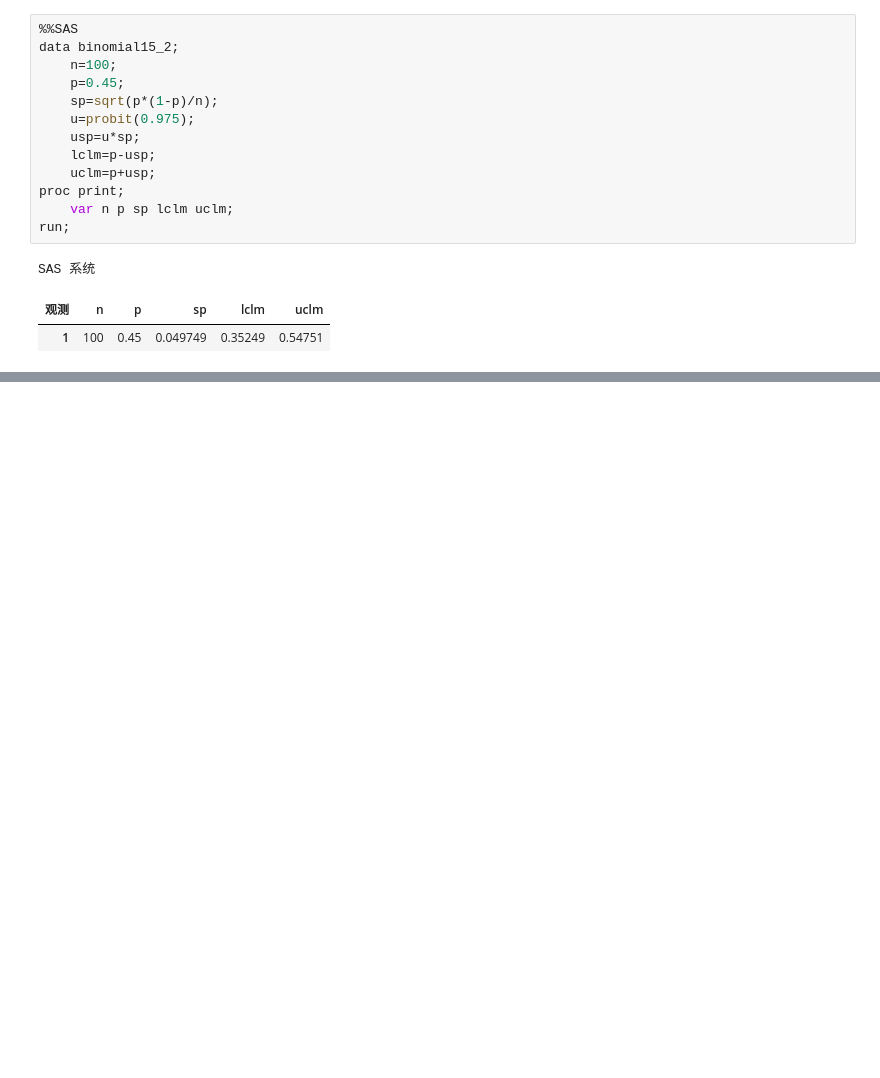
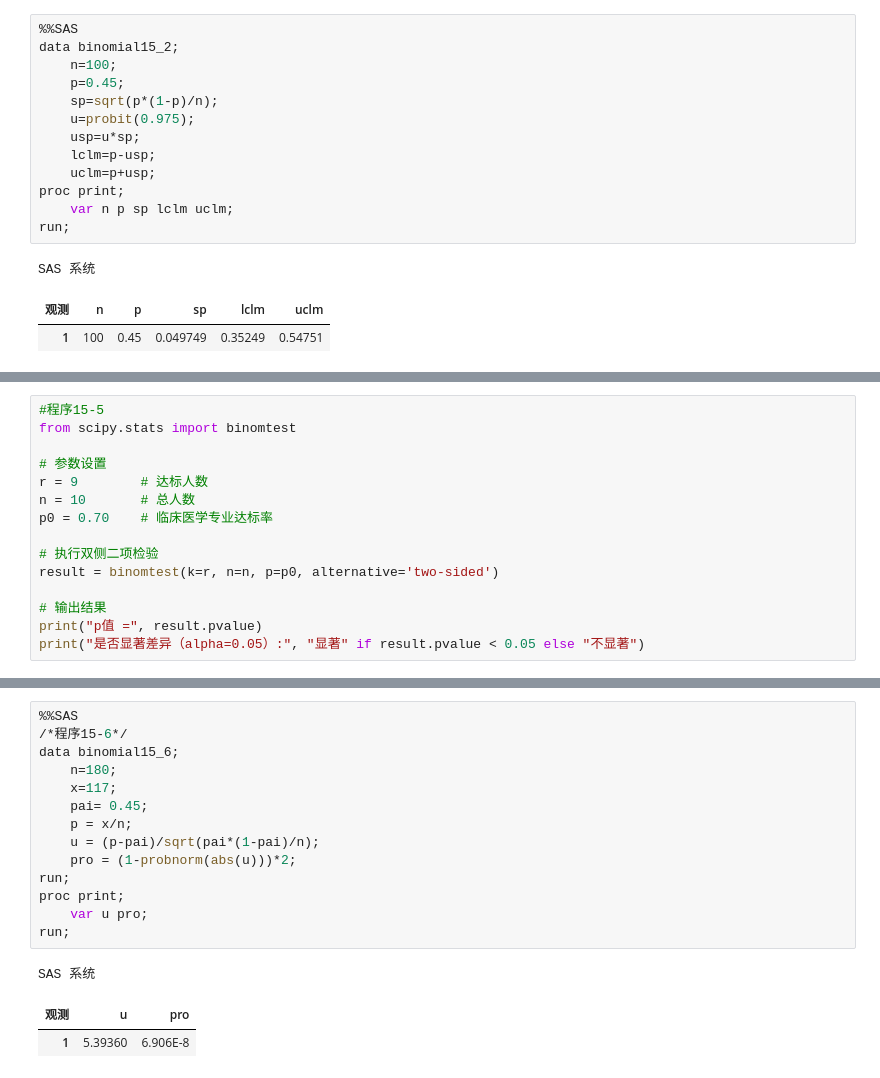
Before and after one commit to pumc-zhou/Med-Stat-Notes, a Jupyter notebook: Guide/SAS/25-06-07-binomial.ipynb, the cells around one changed output, grey strips where cells are left out. Saved outputs shown, nothing was run; the diff lists cells and outputs as text; blank space fills up the shorter version.

```diff
--- a/Guide/SAS/25-06-07-binomial.ipynb
+++ b/Guide/SAS/25-06-07-binomial.ipynb
@@ -72,0 +223,15 @@ SAS 系统
+# %%
+#程序15-5
+from scipy.stats import binomtest
+
+# 参数设置
+r = 9        # 达标人数
+n = 10       # 总人数
+p0 = 0.70    # 临床医学专业达标率
+
+# 执行双侧二项检验
+result = binomtest(k=r, n=n, p=p0, alternative='two-sided')
+
+# 输出结果
+print("p值 =", result.pvalue)
+print("是否显著差异（alpha=0.05）:", "显著" if result.pvalue < 0.05 else "不显著")
@@ -72,0 +302,18 @@ SAS 系统
+# %%
+%%SAS
+/*程序15-6*/
+data binomial15_6;
+    n=180;
+    x=117;
+    pai= 0.45;
+    p = x/n;
+    u = (p-pai)/sqrt(pai*(1-pai)/n);
+    pro = (1-probnorm(abs(u)))*2;
+run;
+proc print;
+    var u pro;
+run;
+# %% [output]
+SAS 系统
+| 观测 | u | pro |
+| 1 | 5.39360 | 6.906E-8 |
```
Also changed, not shown: parts of 16 cells of this notebook, 4 other files.
